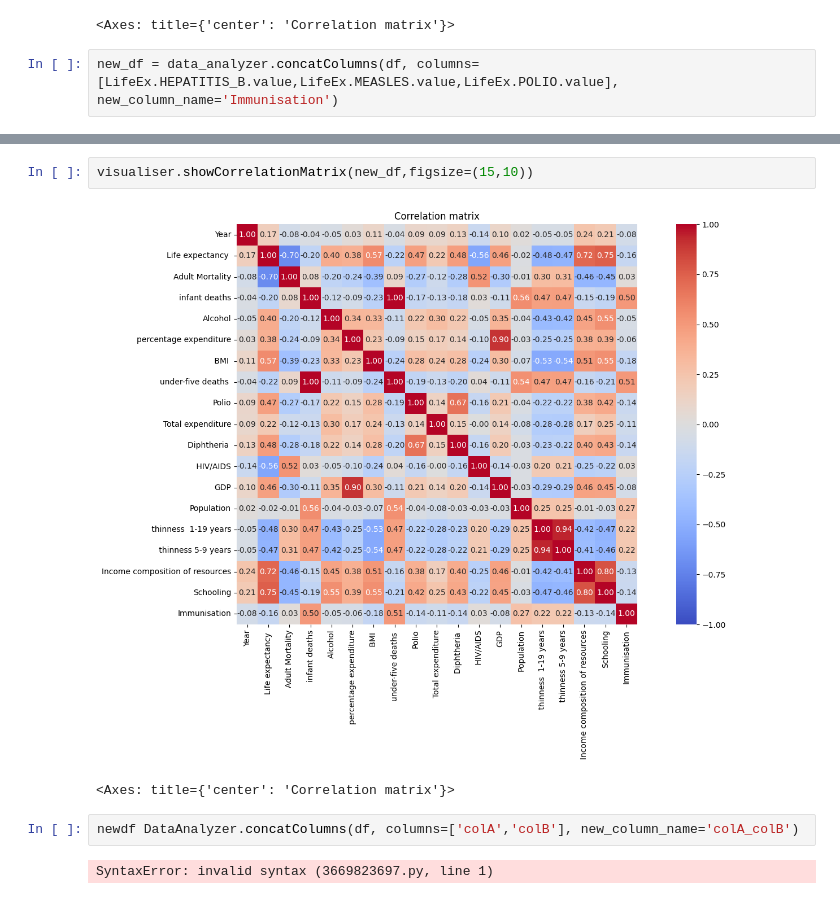
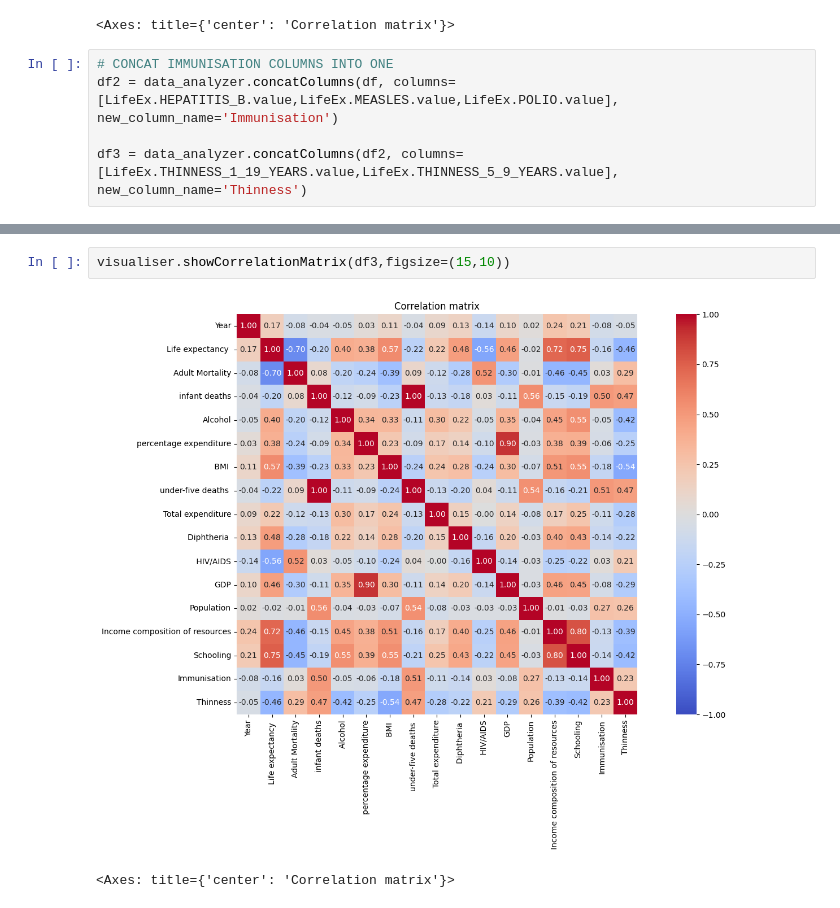
Before and after one commit to punsii/ama_ws25, a Jupyter notebook: notebooks/jens/project_work.ipynb, the cells around one changed output, grey strips where cells are left out. Drawn from its saved outputs; the diff is of its cells as text.

```diff
--- a/notebooks/jens/project_work.ipynb
+++ b/notebooks/jens/project_work.ipynb
@@ -77,4 +77,7 @@ visualiser.showCorrelationMatrix(df,figsize=(15,10))
 [figure]
 <Axes: title={'center': 'Correlation matrix'}>
 # %%
-new_df = data_analyzer.concatColumns(df, columns=[LifeEx.HEPATITIS_B.value,LifeEx.MEASLES.value,LifeEx.POLIO.value], new_column_name='Immunisation')
+# CONCAT IMMUNISATION COLUMNS INTO ONE
+df2 = data_analyzer.concatColumns(df, columns=[LifeEx.HEPATITIS_B.value,LifeEx.MEASLES.value,LifeEx.POLIO.value], new_column_name='Immunisation')
+
+df3 = data_analyzer.concatColumns(df2, columns=[LifeEx.THINNESS_1_19_YEARS.value,LifeEx.THINNESS_5_9_YEARS.value], new_column_name='Thinness')
@@ -81,9 +92,5 @@ new_df = data_analyzer.concatColumns(df, columns=[LifeEx.HEPATITIS_B.value,LifeE
 # %%
-visualiser.showCorrelationMatrix(new_df,figsize=(15,10))
+visualiser.showCorrelationMatrix(df3,figsize=(15,10))
 # %% [output]
-[figure, old version]
+[figure, new version]
 <Axes: title={'center': 'Correlation matrix'}>
-# %%
-newdf DataAnalyzer.concatColumns(df, columns=['colA','colB'], new_column_name='colA_colB')
-# %% [output]
-SyntaxError: invalid syntax (3669823697.py, line 1)
```
Also changed, not shown: parts of 2 cells of this notebook, 1 other file.
